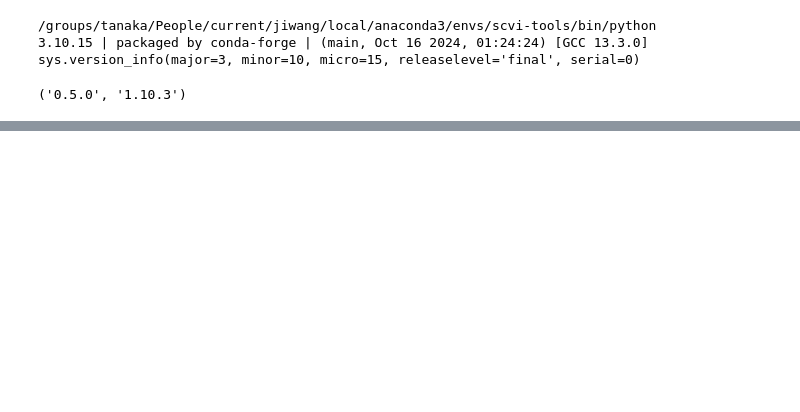
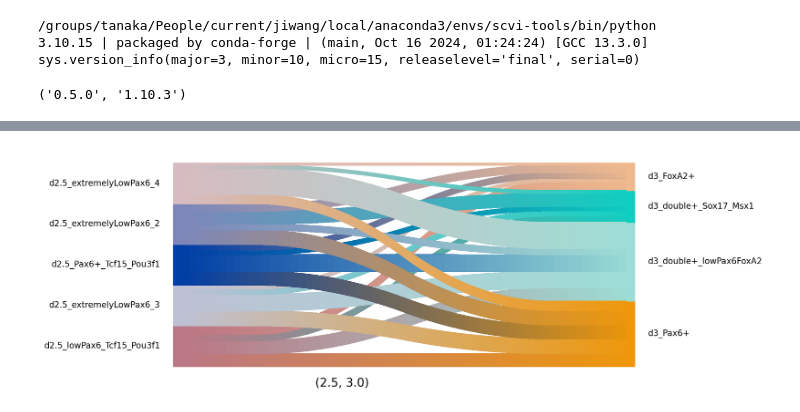
Before and after one commit to lengfei5/RA_competence, a Jupyter notebook: scripts/run_OT_moscot.ipynb, the cells around one changed output, grey strips where cells are left out. Cells and saved outputs as stored; diff of their text form; code cells hidden in the pictures; blank space fills up the shorter version.

```diff
--- a/scripts/run_OT_moscot.ipynb
+++ b/scripts/run_OT_moscot.ipynb
@@ -175,6 +177,6 @@ tp0[3, 3.5].set_graph_xy((dfs[3, 3.5]).astype("float"), t=100.0)
 tp0[3.5, 4].set_graph_xy((dfs[3.5, 4]).astype("float"), t=100.0)
 tp0[4, 5].set_graph_xy((dfs[4, 5]).astype("float"), t=100.0)
 # %%
-tp0 = tp0.solve(epsilon=1e-3, scale_cost="mean", max_iterations=1e7)
+tp0 = tp0.solve(epsilon=1e-3, scale_cost="mean", max_iterations=1e5)
 # %% [output]
 INFO     Solving `5` problems
@@ -186,10 +192,10 @@ tp0.save(os.path.join("/groups/tanaka/People/current/jiwang/projects/RA_competen
 #subset = set(adata[adata.obs["condition"].isin(["day5_RA"])].obs["metacell_label"])
 #subset
 # %%
-d5_cluster = list(dict.fromkeys(adata[adata.obs["condition"].isin(["day5_RA"])].obs["subclusters"]))
-d4_cluster = list(dict.fromkeys(adata[adata.obs["condition"].isin(["day4_RA"])].obs["subclusters"]))
 d2_cluster = list(dict.fromkeys(adata[adata.obs["condition"].isin(["day2_beforeRA"])].obs["subclusters"]))
 d2_5_cluster = list(dict.fromkeys(adata[adata.obs["condition"].isin(["day2.5_RA"])].obs["subclusters"]))
-d2_3_cluster = list(dict.fromkeys(adata[adata.obs["condition"].isin(["day3_RA.rep1"])].obs["subclusters"]))
-d2_3_5_cluster = list(dict.fromkeys(adata[adata.obs["condition"].isin(["day3.5_RA"])].obs["subclusters"]))
+d3_cluster = list(dict.fromkeys(adata[adata.obs["condition"].isin(["day3_RA.rep1"])].obs["subclusters"]))
+d3_5_cluster = list(dict.fromkeys(adata[adata.obs["condition"].isin(["day3.5_RA"])].obs["subclusters"]))
+d4_cluster = list(dict.fromkeys(adata[adata.obs["condition"].isin(["day4_RA"])].obs["subclusters"]))
+d5_cluster = list(dict.fromkeys(adata[adata.obs["condition"].isin(["day5_RA"])].obs["subclusters"]))
 d5_cluster
@@ -219,0 +232,13 @@ mpl.sankey(tp0, dpi=100, figsize=(12, 4), fontsize=10, interpolate_color=True)
+# %%
+tp0.sankey(
+    source=2.5,
+    target=3,
+    source_groups={"subclusters": d2_5_cluster},
+    target_groups={"subclusters": d3_cluster},
+    threshold=0.0,
+    #order_annotations=cluster_subset[::-1],
+    normalize=True,
+)
+mpl.sankey(tp0, dpi=100, figsize=(12, 4), fontsize=10, interpolate_color=True)
+# %% [output]
+[figure, added]
```
Also changed, not shown: parts of 28 cells of this notebook, 1 other file.
